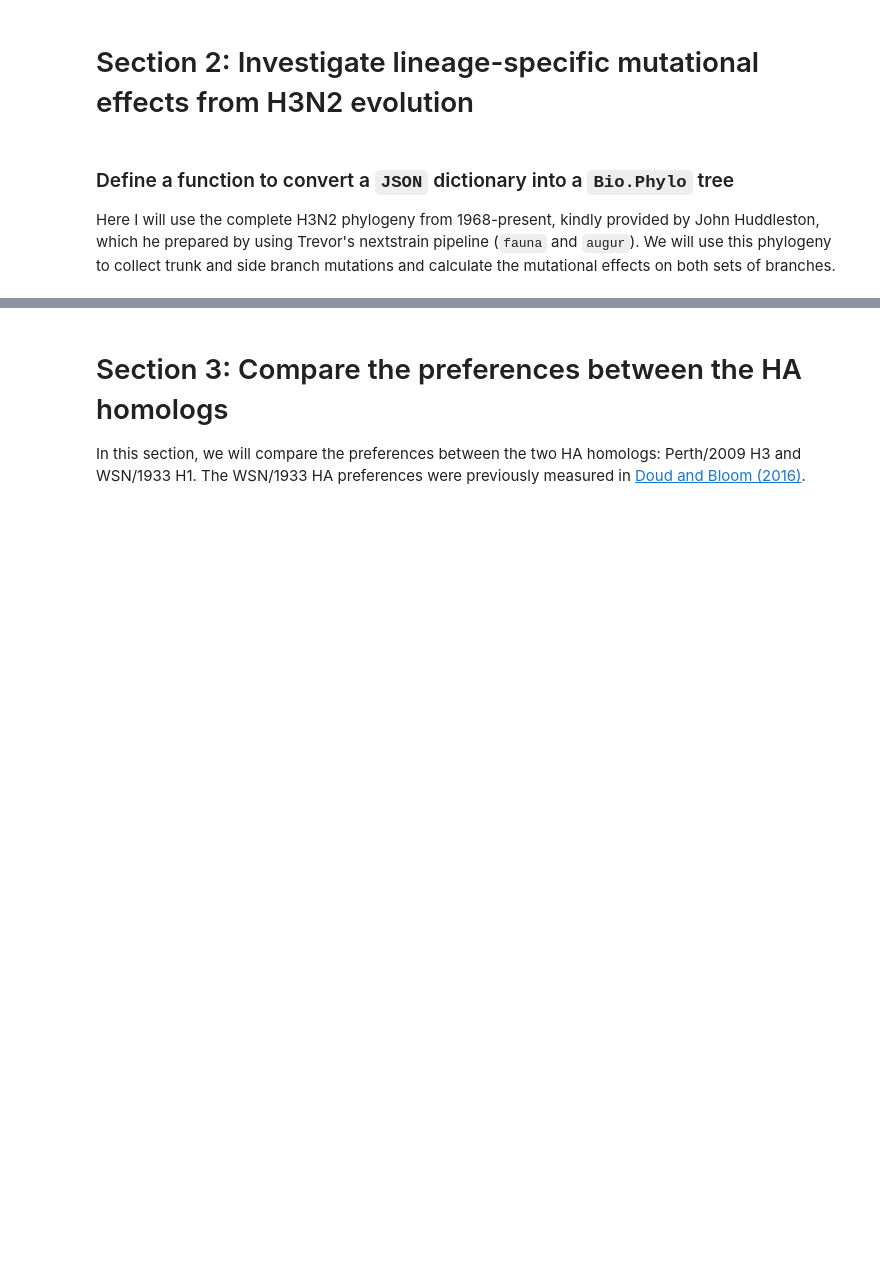
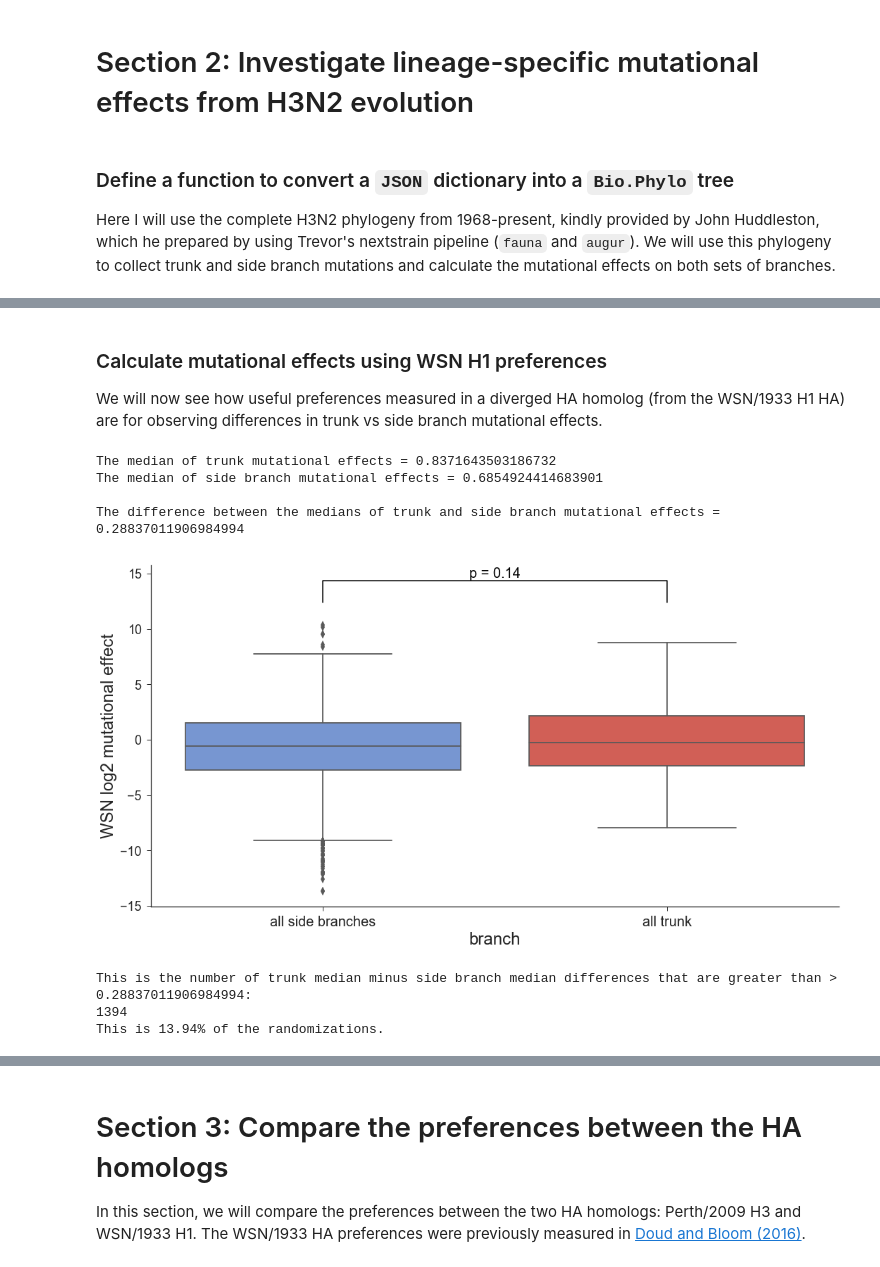
Before and after one commit to jbloomlab/Perth2009-DMS-Manuscript, a Jupyter notebook: analysis_code/Perth2009_DMS_analysis.ipynb, the cells around one changed output, grey strips where cells are left out. Cells and saved outputs as stored; diff of their text form; code cells hidden in the pictures; blank space fills up the shorter version.

```diff
--- a/analysis_code/Perth2009_DMS_analysis.ipynb
+++ b/analysis_code/Perth2009_DMS_analysis.ipynb
@@ -453,0 +1017,51 @@ def json_to_tree(json_dict):
+# %% [markdown]
+### Calculate mutational effects using WSN H1 preferences
+
+We will now see how useful preferences measured in a diverged HA homolog (from the WSN/1933 H1 HA) are for observing differences in trunk vs side branch mutational effects.
+# %%
+WSNprefs = '{0}/WSN_avgprefs_rescaled_H3numbering.csv'.format(WSNprefsdir)
+# %%
+WSNtrunk_muts_effects = CalculateAllFitnessEffects(all_trunk_muts, WSNprefs)
+WSNside_muts_effects = CalculateAllFitnessEffects(all_side_muts, WSNprefs)
+# %%
+print ('The median of trunk mutational effects = {0}'.format(np.median(WSNtrunk_muts_effects)))
+print ('The median of side branch mutational effects = {0}'.format(np.median(WSNside_muts_effects)))
+
+WSN_trunkvssidebr_med_diff = np.log2(np.median(WSNtrunk_muts_effects)) - np.log2(np.median(WSNside_muts_effects))
+print ('\nThe difference between the medians of \
+trunk and side branch mutational effects = {0}'.format(WSN_trunkvssidebr_med_diff))
+# %% [output]
+The median of trunk mutational effects = 0.8371643503186732
+The median of side branch mutational effects = 0.6854924414683901
+
+The difference between the medians of trunk and side branch mutational effects = 0.28837011906984994
+# %%
+WSNmuteffects = []
+WSNmuteffects.append([e for e in np.log2(WSNside_muts_effects)])
+WSNmuteffects.append([e for e in np.log2(WSNtrunk_muts_effects)])
+# %%
+sns.set()
+flatui = ['#6891e0', '#e54d42']
+sns.color_palette(flatui)
+sns.set_palette(flatui)
+sns.set_style('white')
+sns.set_style('ticks')
+(fig, ax) = plt.subplots(figsize=(15,8))
+g = sns.boxplot(data=WSNmuteffects, fliersize=8)
+g.set_xticklabels(['all side branches','all trunk'])
+ax.set_xlabel('branch', fontsize = 24)
+ax.set_ylabel('WSN log2 mutational effect', fontsize = 24)
+plt.xticks(fontsize=20)
+plt.yticks(fontsize=18)
+
+x1, x2 = 0, 1
+y, h, col = max(WSNmuteffects[0] + WSNmuteffects[1]) + 2, 2, 'k'
+plt.plot([x1, x1, x2, x2], [y, y+h, y+h, y], lw=1.5, c=col)
+plt.text((x1+x2)*.5, y+h, "p = 0.14", ha='center', va='bottom', color=col, fontsize = 20)
+
+sns.despine()
+plt.tight_layout()
+# plt.savefig('{0}/allsidebr_vs_alltrunk_WSNlogmuteffect_1968-2012.pdf'.format(plotsdir), format='pdf')
+plt.show()
+# %% [output]
+[figure, added]
@@ -453,0 +1072,11 @@ def json_to_tree(json_dict):
+# %%
+WSNshuffleddf = pd.DataFrame.from_dict(WSNtrunk_sidebr_shuffled)
+WSNshuffleddf['effectdiff'] = WSNshuffleddf.trunk - WSNshuffleddf.side_branch
+print ('This is the number of trunk median minus side branch median differences \
+that are greater than > {0}:'.format(WSN_trunkvssidebr_med_diff))
+print (sum(e > WSN_trunkvssidebr_med_diff for e in WSNshuffleddf.effectdiff))
+print ('This is {0}% of the randomizations.'.format(sum(e >= WSN_trunkvssidebr_med_diff for e in WSNshuffleddf.effectdiff)/float(num_iter)*100.0))
+# %% [output]
+This is the number of trunk median minus side branch median differences that are greater than > 0.28837011906984994:
+1394
+This is 13.94% of the randomizations.
```
Also changed, not shown: parts of 86 cells of this notebook.
